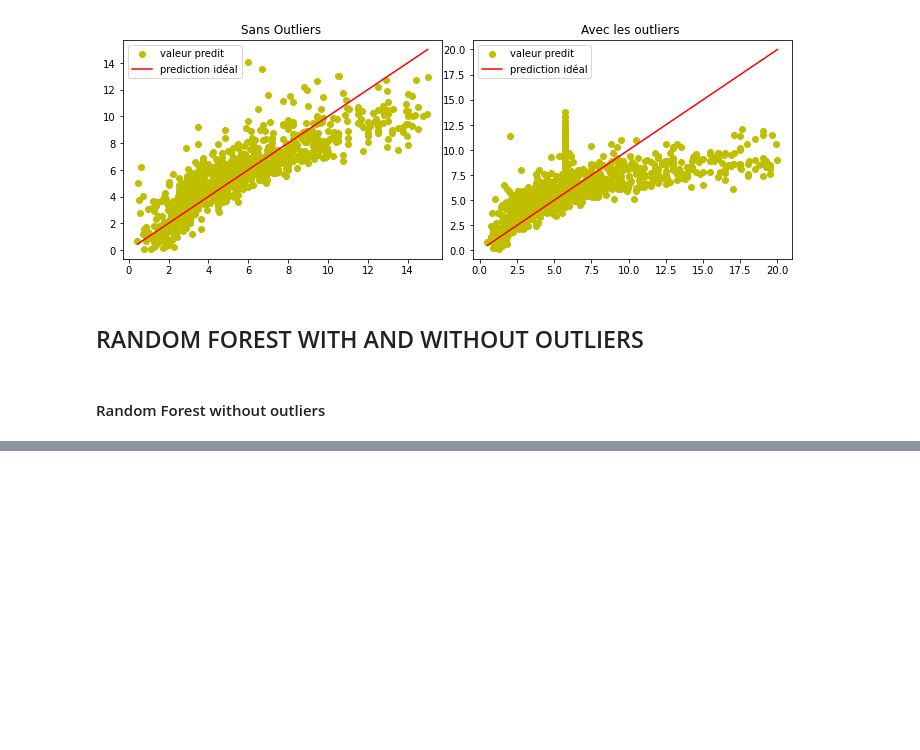
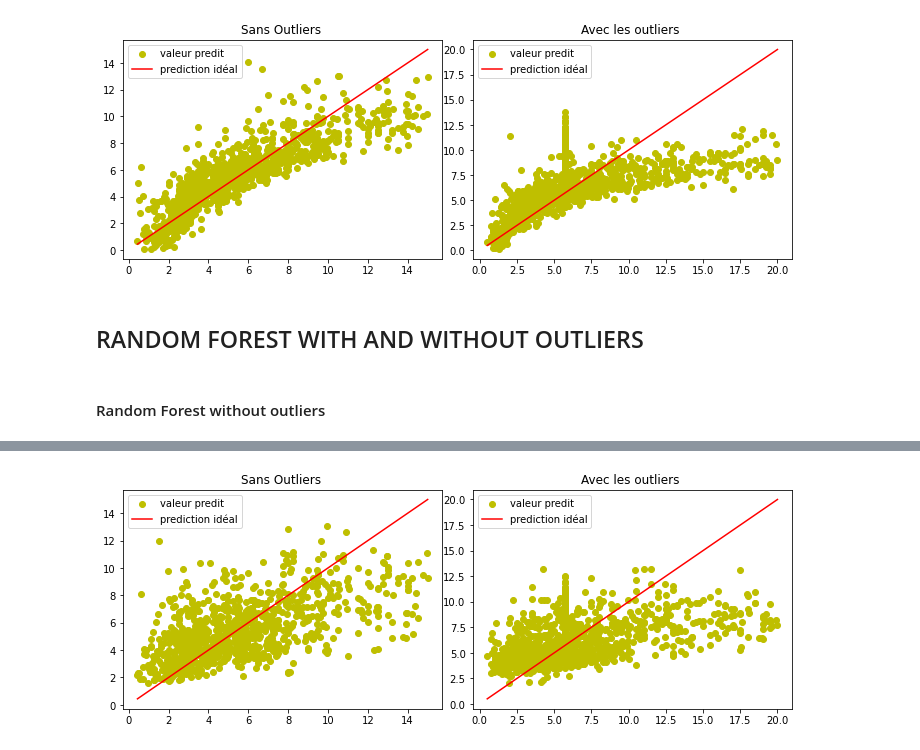
Before and after one commit to hajarison/Data_Analytics_Portfolio, a Jupyter notebook: DATA_PROJECT/002_Car_Price_Pred/Car_Pred_Project_INSI.ipynb, the cells around one changed output, grey strips where cells are left out. Saved outputs shown, nothing was run; the diff lists cells and outputs as text; code cells hidden in the pictures; blank space fills up the shorter version.

Commit message:
Modele KNN, Adaboost, Random Forest

```diff
--- a/DATA_PROJECT/002_Car_Price_Pred/Car_Pred_Project_INSI.ipynb
+++ b/DATA_PROJECT/002_Car_Price_Pred/Car_Pred_Project_INSI.ipynb
@@ -1574,0 +1586,10 @@ plt.legend
+# %%
+#Avec Outliers
+rf_model_out = RandomForestRegressor(n_estimators=27,random_state=42)
+rf_model_out.fit(X_train_out, y_train_out)
+predictions_out_rf = rf_model_out.predict(X_test_out)
+
+#Sans Outliers
+rf_model = RandomForestRegressor(n_estimators=k,random_state=42)
+rf_model.fit(X_train, y_train)
+predictions_rf = rf_model.predict(X_test)
@@ -1574,0 +1669,31 @@ plt.legend
+# %%
+#Avec Outliers
+knn_model_out = KNeighborsRegressor(n_neighbors = 15)
+knn_model_out.fit(X_train_out, y_train_out)
+predictions_out_knn = knn_model_out.predict(X_test_out)
+
+#Sans Outliers
+knn_model = KNeighborsRegressor(n_neighbors = 4)
+knn_model.fit(X_train, y_train)
+predictions_knn = knn_model.predict(X_test)
+# %%
+plt.figure(figsize=(10, 7))
+
+pourcentage_Fuel= data_clean['Fuel_Type'].value_counts(normalize=True)*100
+plt.subplot(2, 2, 1)  # (filas, columnas, índice)
+plt.scatter(y_test,predictions_knn,color='y')
+plt.plot([min(y_test),max(y_test)],[min(y_test),max(y_test)],linestyle='solid',color='r')
+plt.legend(['valeur predit','prediction idéal'])
+plt.title('Sans Outliers ')
+
+
+plt.subplot(2, 2, 2)  # (filas, columnas, índice)
+plt.scatter(y_test_out,predictions_out_knn,color='y')
+plt.plot([min(y_test_out),max(y_test_out)],[min(y_test_out),max(y_test_out)],linestyle='solid',color='r')
+plt.legend(['valeur predit','prediction idéal'])
+plt.title('Avec les outliers ')
+
+plt.tight_layout()
+plt.show()
+# %% [output]
+[figure, added]
```
Also changed, not shown: parts of 34 cells of this notebook.
